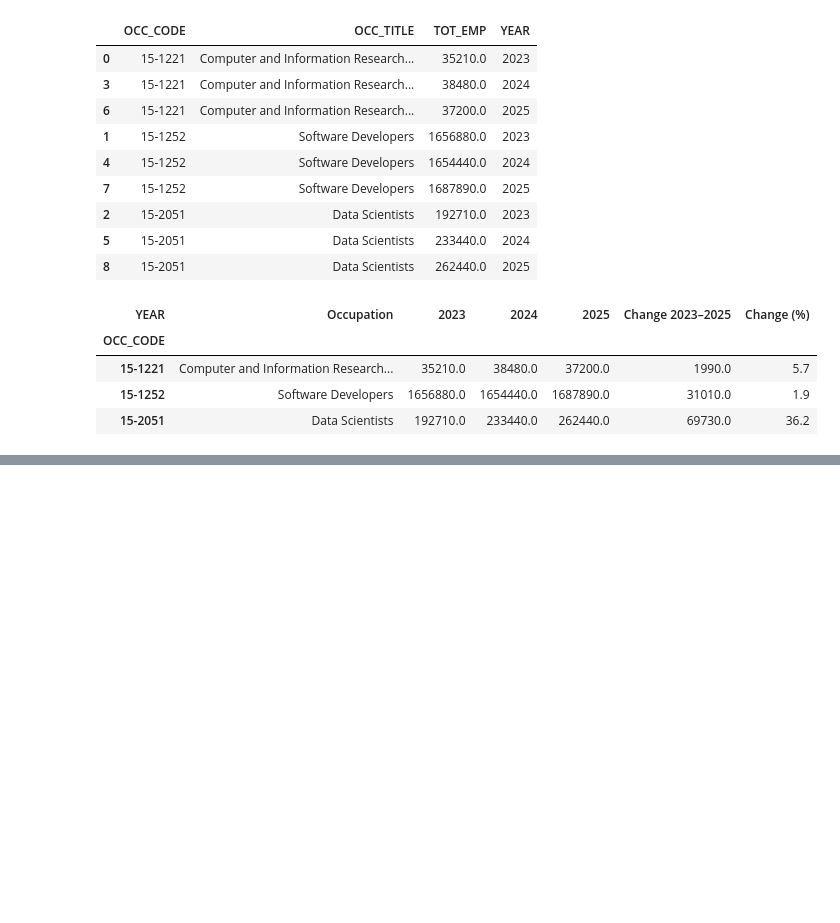
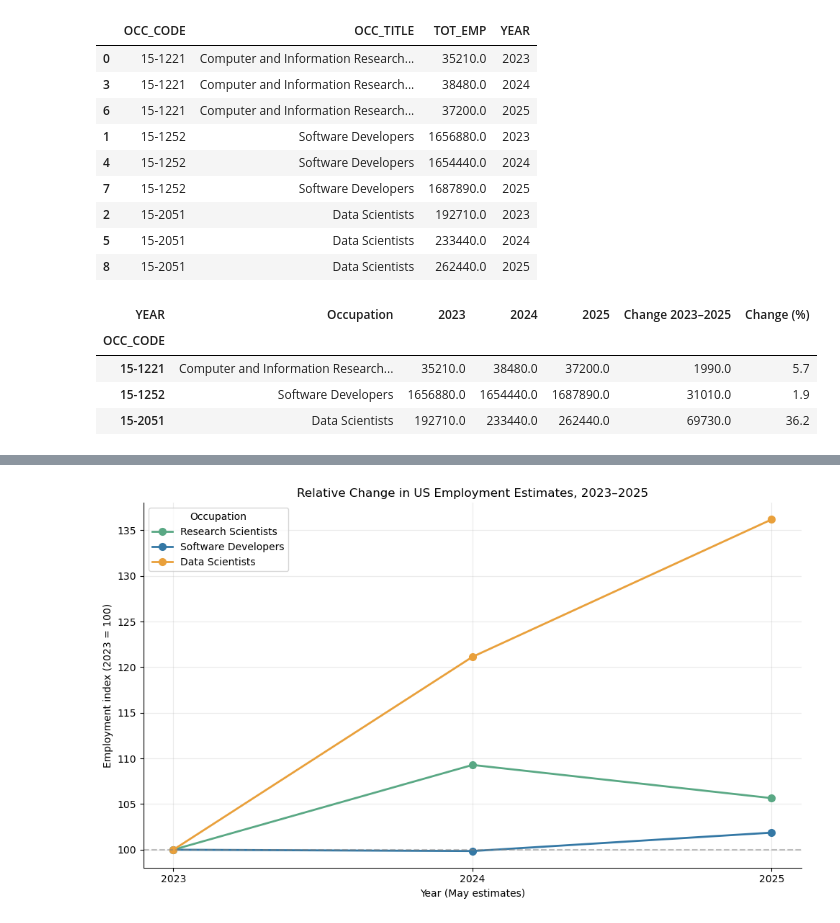
Before and after one commit to nabieba7/ai-employment-analysis, a Jupyter notebook: employment_analysis.ipynb, the cells around one changed output, grey strips where cells are left out. Drawn from its saved outputs; the diff is of its cells as text; code cells hidden in the pictures; blank space fills up the shorter version.

Commit message:
Add indexed employment trend chart and findings

```diff
--- a/employment_analysis.ipynb
+++ b/employment_analysis.ipynb
@@ -647,0 +663,47 @@ display(summary)
+# %%
+# Set each occupation's 2023 employment to an index of 100.
+indexed_employment = employment_table.div(
+    employment_table[2023], axis=0
+) * 100
+
+years = [2023, 2024, 2025]
+
+colors = {
+    "15-1221": "#59A884",
+    "15-1252": "#3478A5",
+    "15-2051": "#E9A03B"
+}
+
+fig, ax = plt.subplots(figsize=(10, 6))
+
+for code in indexed_employment.index:
+    name = occupation_names.loc[code]
+
+    ax.plot(
+        years,
+        indexed_employment.loc[code, years],
+        marker="o",
+        linewidth=2,
+        markersize=7,
+        color=colors[code],
+        label=short_names.get(name, name)
+    )
+
+ax.axhline(100, color="grey", linestyle="--", alpha=0.5)
+
+ax.set_title("Relative Change in US Employment Estimates, 2023–2025")
+ax.set_xlabel("Year (May estimates)")
+ax.set_ylabel("Employment index (2023 = 100)")
+ax.set_xticks(years)
+
+ax.grid(alpha=0.25)
+ax.set_axisbelow(True)
+ax.legend(title="Occupation")
+
+ax.spines["top"].set_visible(False)
+ax.spines["right"].set_visible(False)
+
+plt.tight_layout()
+plt.show()
+# %% [output]
+[figure, added]
```
Also changed, not shown: parts of 2 cells of this notebook.
